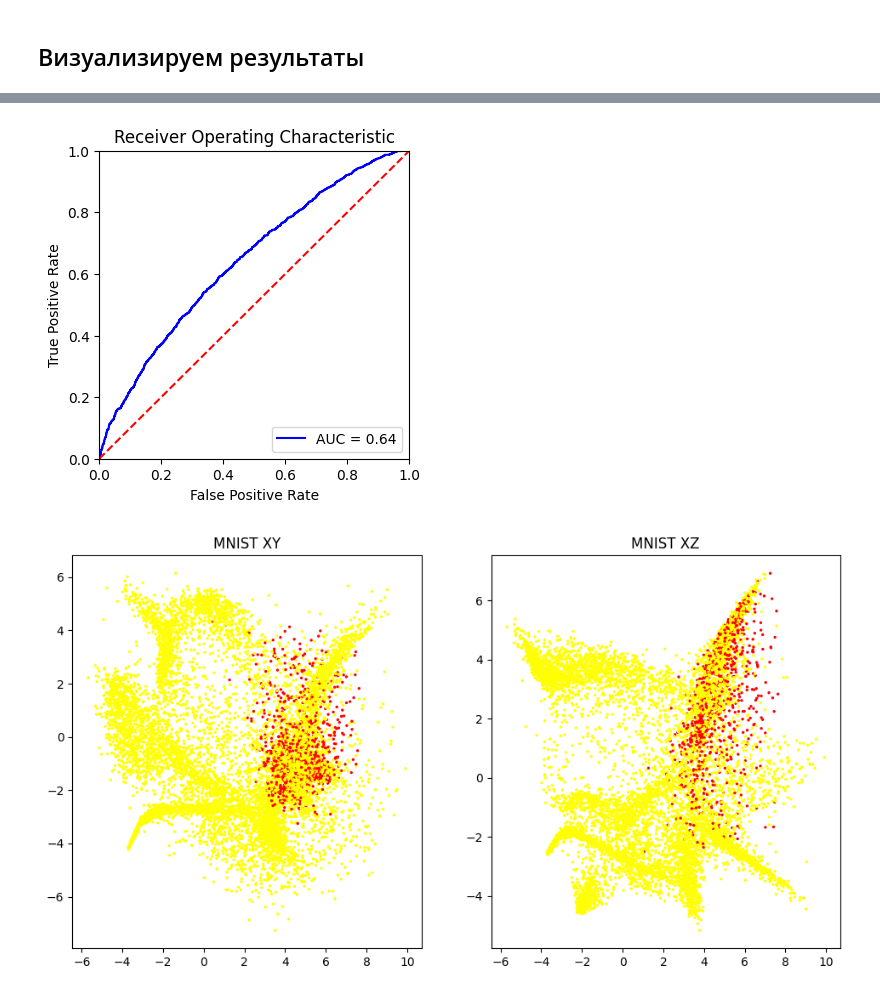
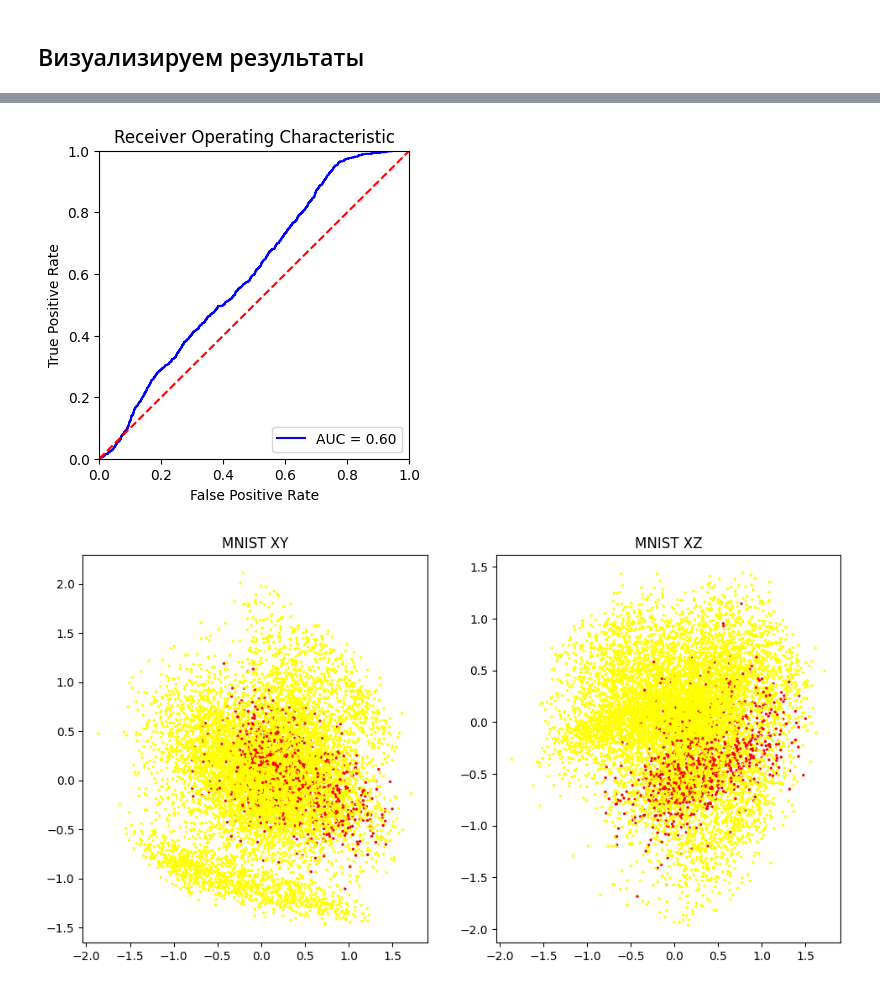
Before and after one commit to kenoma/pytorch-fuzzy, a Jupyter notebook: experiments_anomaly_detection_cvae_mnist_ad.ipynb, the cells around one changed output, grey strips where cells are left out. Cells and saved outputs as stored; diff of their text form; code cells hidden in the pictures.

```diff
--- a/experiments_anomaly_detection_cvae_mnist_ad.ipynb
+++ b/experiments_anomaly_detection_cvae_mnist_ad.ipynb
@@ -202,8 +299,8 @@ m = FAD(fuzzy_rules_count, latent_dim, 16)
 # %%
-model = FAD(latent_dim=latent_dim, fuzzy_rules_count=fuzzy_rules_count, kernels=kernels).to(device)
+fvae = VAEFuzzyCFR(latent_dim=latent_dim, fuzzy_rules_count=fuzzy_rules_count, kernels=kernels).to(device)
 
-num_params = sum(p.numel() for p in model.parameters() if p.requires_grad)
+num_params = sum(p.numel() for p in fvae.parameters() if p.requires_grad)
 print(f'Number of parameters: {num_params:,}')
 
-summary(model, input_size=(batch_size, 1, 28, 28))
+summary(fvae, input_size=(batch_size, 1, 28, 28))
 # %% [output]
@@ -562,10 +700,11 @@ with torch.no_grad():
 #             ax[i, j].imshow(samples[i*8+j].view(28, 28).cpu().detach().numpy(), cmap='gray')
 #             ax[i, j].axis('off')
 # %%
-def get_arate(inp):
-    fz, mu = model.forward(inp)
-    x_recon = model.inference(fz)
-    return (1 - ssim(x_recon.clamp(0, 1), inp)).cpu().numpy()#fz.sum(-1).cpu().numpy() #xent_continuous_ber((x_recon + 1)/2, (inp + 1)/2).cpu().numpy()# #ssim((inp + 1)/2, (recon_x+1)/2).cpu().numpy() #fz.sum(-1).cpu().numpy()#(inp - x_recon).abs().sum(-1).sum(-1).mean(-1).cpu().numpy()#
+def get_arate_val(inp):
+    mu, _, _ = fvae.half_pass(inp)
+    fz = fvae.fuzzy_pass(mu)
+    #recon_x = model.decoder_pass(z)
+    return fz[:, 1].cpu().numpy() ##(1 - ssim(x_recon.clamp(0, 1), inp)).cpu().numpy()#xent_continuous_ber((x_recon + 1)/2, (inp + 1)/2).cpu().numpy()# #ssim((inp + 1)/2, (recon_x+1)/2).cpu().numpy() #fz.sum(-1).cpu().numpy()#
 # %%
 firings_mnist = {}
 firings_mnist['MNIST'] = []
@@ -574,7 +713,7 @@ firings_mnist['DISSIDENT'] = []
 with torch.no_grad():
     for data, target in tqdm(test_loader, desc='MNIST HIST'):
         data = data.view((-1,1,28,28)).to(device)
-        rates = get_arate(data)
+        rates = get_arate_val(data)
         for f, l in  zip(rates, target):
             if l != mnist_class_anomaly:
                 firings_mnist['MNIST'].append(f)
@@ -600,7 +739,7 @@ with torch.no_grad():
 
     for data, lab in tqdm(test_loader, desc='Test MNIST', disable=True):
         data = data.view((-1,1,28,28)).to(device)
-        rates = get_arate(data)
+        rates = get_arate_val(data)
 
         for f, l in  zip(rates, lab):
             firing_levels.append(f)
@@ -626,42 +765,42 @@ with torch.no_grad():
     plt.show()
     writer.add_figure('ROC', fig)
 # %% [output]
-[figure, old version]
+[figure, new version]
 # %%
 
 
 def show_plot():
     #centroids = model.fuzzy[0].get_centroids().detach().cpu().numpy()
     embedings = []
     labels_expected = []
     with torch.no_grad():
         for data, target in tqdm(test_loader, desc='Encoding'):
             data = data.view((-1,1,28,28)).to(device)
-            fz_с, mu = model.forward(data)
+            mu,_,_ = fvae.half_pass(data)
             embedings.append(mu.cpu().numpy())
             labels_expected.append((target == mnist_class_anomaly).cpu().numpy())
     embedings = np.concatenate(embedings, axis=0)
     labels_expected = np.concatenate(labels_expected, axis=0)
 
     plt.figure(figsize=(18, 6))
 
     R, C = 1, 3
 
     plt.subplot(R, C, 1)
     plt.title("MNIST XY")
 
     plt.scatter(embedings[:, 0],      embedings[:,  1], c=labels_expected, cmap=binary_cmap, s=2)
     #plt.scatter(centroids[:, 0],      centroids[:, 1], marker='1', c='black', s= 50)
 
     plt.subplot(R, C, 2)
     plt.title("MNIST XZ")
     plt.scatter(embedings[:, 0],      embedings[:,  2], c=labels_expected, cmap=binary_cmap, s=2)
     #plt.scatter(centroids[:, 0],      centroids[:, 2], marker='1', c='black', s= 50)
 
 
 show_plot()
 # %% [output]
-[figure, old version]
+[figure, new version]
 # %%
 def show_item_reconstructio(ind):
     for data, trg in iter(test_loader):
```
Also changed, not shown: parts of 29 cells of this notebook.
